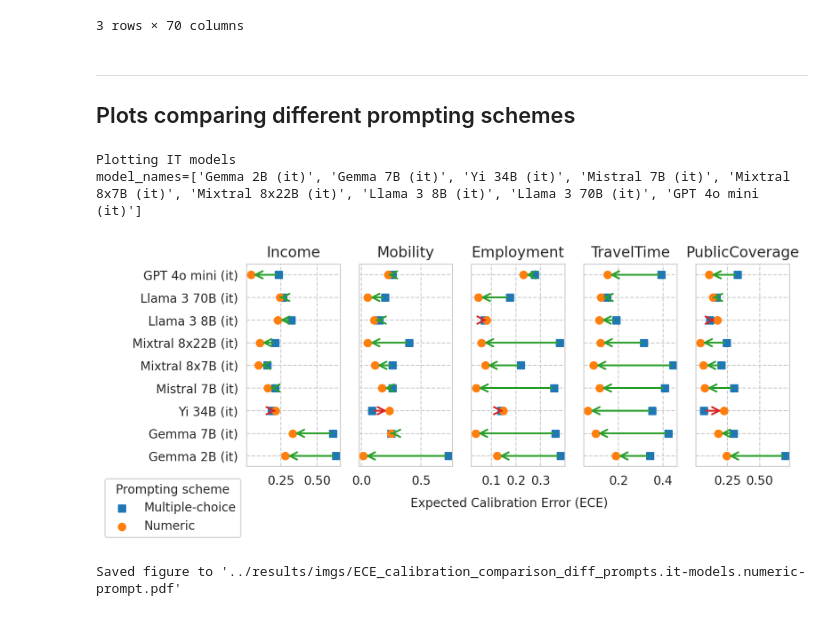
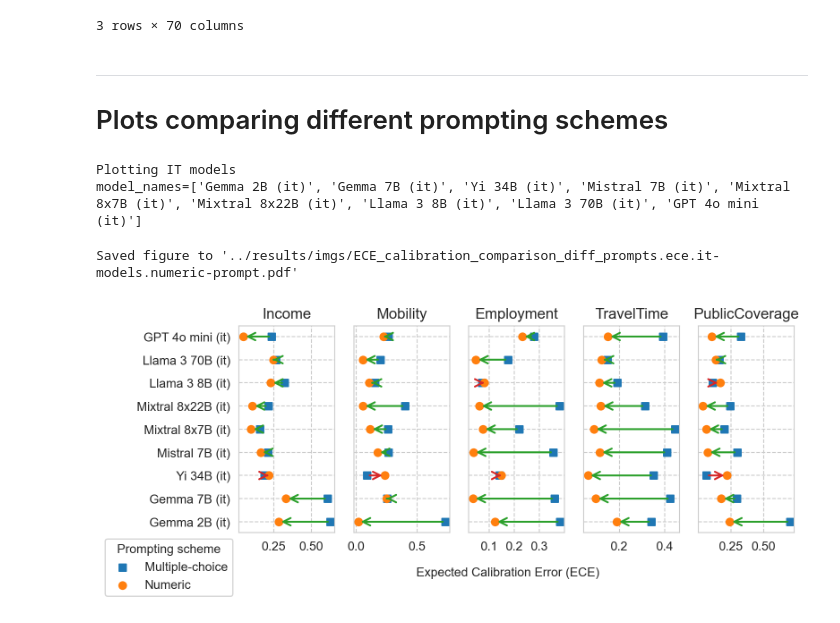
Before and after one commit to socialfoundations/folktexts, a Jupyter notebook: notebooks/paper-plots-and-tables.ipynb, the cells around one changed output. Saved outputs shown, nothing was run; the diff lists cells and outputs as text; code cells hidden in the pictures.

Commit message:
added plots for comparison between prompting schemes

```diff
--- a/notebooks/paper-plots-and-tables.ipynb
+++ b/notebooks/paper-plots-and-tables.ipynb
@@ -1486,20 +1486,24 @@ plot_df.sort_values(COLUMN, ascending=False).head(3)
 # %% [markdown]
 ---
 
-## Plots comparing different prompting schemes
+# Plots comparing different prompting schemes
+# %%
+### Plot all models / i.t. / base?
+# IT_OR_BASE = "any"
+IT_OR_BASE = "it"
+# IT_OR_BASE = "base"
+
+### Plot which metric
+METRIC = "ece"
+# METRIC = "roc_auc"
 # %%
 # Prepare data
 df = all_results_df_original.copy()
 
-# OPTIONALLY: Filter out base models
-# it_or_base = "any"
-it_or_base = "it"
-# it_or_base = "base"
-
-if it_or_base == "it":
+if IT_OR_BASE == "it":
     print("Plotting IT models")
     df = df[df["is_inst"] == True]
-elif it_or_base == "base":
+elif IT_OR_BASE == "base":
     print("Plotting BASE models")
     df = df[df["is_inst"] == False]
 else:
@@ -1540,55 +1544,65 @@ for task_i, task in enumerate(ALL_TASKS):
     # Plot arrows for each model
     for i, model_name in enumerate(model_names):
 
-        curr_mult_choice_ece = df_mult_choice.loc[model_name, task]["ece"]
-        curr_numeric_ece = df_numeric.loc[model_name, task]["ece"]
+        curr_mult_choice_metric = df_mult_choice.loc[model_name, task][METRIC]
+        curr_numeric_metric = df_numeric.loc[model_name, task][METRIC]
 
         ax.scatter(
-            curr_mult_choice_ece, i,
+            curr_mult_choice_metric, i,
             color=palette[0], marker="s",
             label='Multiple-choice' if i == 0 else "",
         )
         ax.scatter(
-            curr_numeric_ece, i,
+            curr_numeric_metric, i,
             color=palette[1], marker="o",
             label='Numeric' if i == 0 else "",
         )
 
         # # Draw an arrow from before to after fine-tuning
         # ax.annotate('',
-        #             xy=(curr_numeric_ece, i),
-        #             xytext=(curr_mult_choice_ece, i),
+        #             xy=(curr_numeric_metric, i),
+        #             xytext=(curr_mult_choice_metric, i),
         #             arrowprops=dict(shrink=0.1, width=1, headwidth=4, edgecolor="black", facecolor="white"))
 
         # Draw a FancyArrowPatch arrow from before to after fine-tuning
+        if METRIC == "ece":
+            curr_metric_improved = curr_numeric_metric <= curr_mult_choice_metric
+        else:
+            curr_metric_improved = curr_numeric_metric >= curr_mult_choice_metric
+
         arrow = FancyArrowPatch(
-            (curr_mult_choice_ece, i), (curr_numeric_ece, i),
+            (curr_mult_choice_metric, i), (curr_numeric_metric, i),
             arrowstyle='->',
-            color=palette[2] if curr_numeric_ece <= curr_mult_choice_ece else palette[3],
+            color=palette[2] if curr_metric_improved else palette[3],
             mutation_scale=15,
             lw=1.5,
         )
         ax.add_patch(arrow)
 
     # Set y-ticks and y-labels
     ax.set_yticks(range(n_models))
     ax.set_yticklabels(model_names)
 
     # Add labels and title
     # ax.set_xlabel('ECE')
     ax.set_title(task[3:])
 
-    # Add legend
-    if task_i == 0 or task_i == len(ALL_TASKS):
-        ax.legend(loc="upper right", bbox_to_anchor=(-0.0, -0.03), title="Prompting scheme")
+# Add legend for marker
+axes[0].legend(loc="upper right", bbox_to_anchor=(-0.0, -0.00), title="Prompting scheme")
 
-fig.text(0.5, -0.03, "Expected Calibration Error (ECE)", horizontalalignment="center", verticalalignment="center")
+# X-axis label
+if METRIC == "ece":
+    x_axis_label = "Expected Calibration Error (ECE)"
+elif METRIC == "roc_auc":
+    x_axis_label = "Predictive Power (ROC AUC)"
+
+fig.text(0.5, 0.02 if IT_OR_BASE == "any" else -0.04, x_axis_label, horizontalalignment="center", verticalalignment="center")
+
+# Save figure
+save_fig(fig=fig, name=f"ECE_calibration_comparison_diff_prompts.{METRIC}.{IT_OR_BASE}-models.pdf")
 
 # Show plot
 plt.show()
-
-# Save figure
-save_fig(fig=fig, name=f"ECE_calibration_comparison_diff_prompts.{it_or_base}-models.pdf")
 # %% [output]
+Saved figure to '../results/imgs/ECE_calibration_comparison_diff_prompts.ece.it-models.numeric-prompt.pdf'
-[figure, old version]
+[figure, new version]
-Saved figure to '../results/imgs/ECE_calibration_comparison_diff_prompts.it-models.numeric-prompt.pdf'
```
Also changed, not shown: parts of 1 cell of this notebook, 6 other files.
